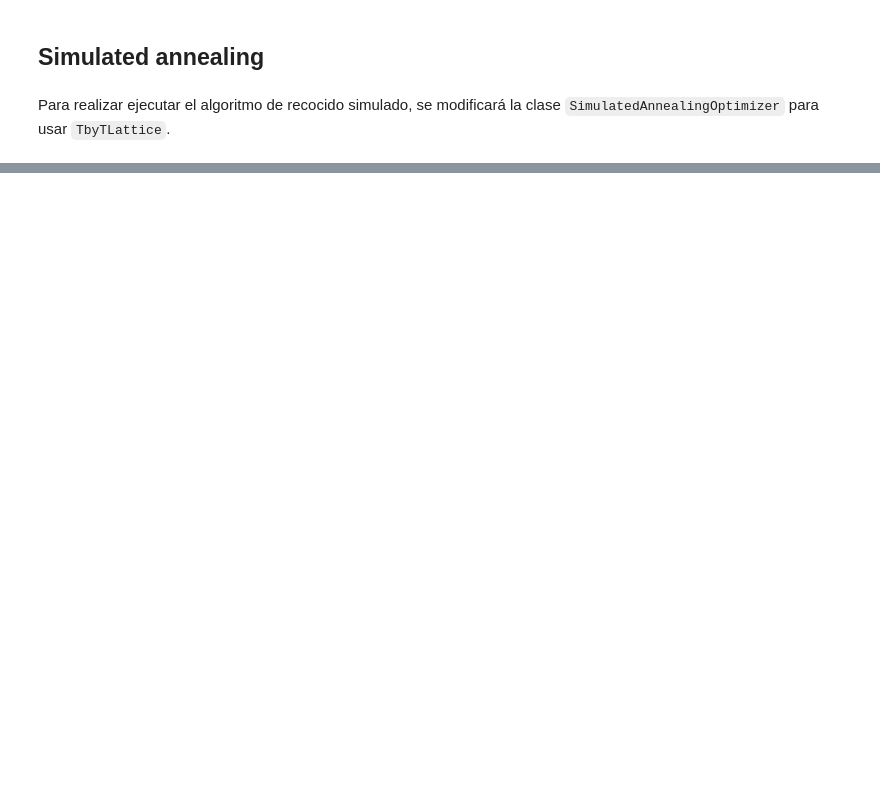
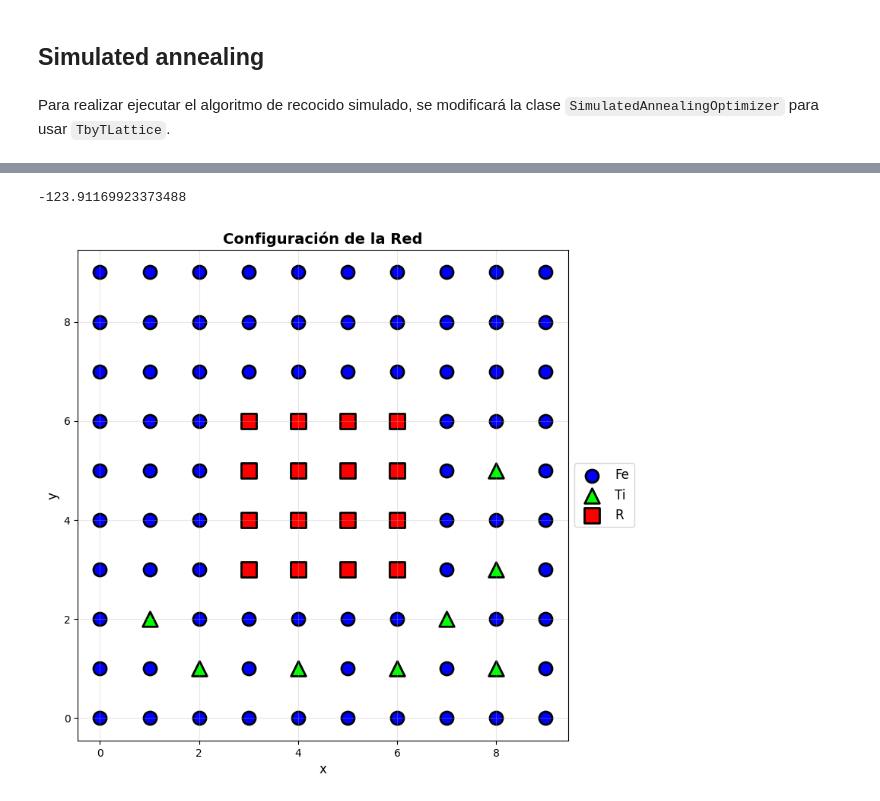
Before and after one commit to Unbo10/Markov, a Jupyter notebook: Parcial2.ipynb, the cells around one changed output, grey strips where cells are left out. Cells and saved outputs as stored; diff of their text form; code cells hidden in the pictures; blank space fills up the shorter version.

```diff
--- a/Parcial2.ipynb
+++ b/Parcial2.ipynb
@@ -1091,0 +1154,10 @@ lattice.visualize(f"Best config with {minimum_energy} energy")
+# %%
+lattice: TbyTLattice = create_10x10_lattice()
+ti_sites = [(2, 1), (7, 2), (6, 1), (8, 5), (1, 2), (4, 1), (8, 1), (8, 3)]
+for ti in ti_sites:
+    lattice.swap_ti_position(None, ti)
+print(lattice.calculate_total_energy(None, None, None))
+lattice.visualize()
+# %% [output]
+-123.91169923373488
+[figure, added]
```
Also changed, not shown: parts of 8 cells of this notebook, 6 other files.
